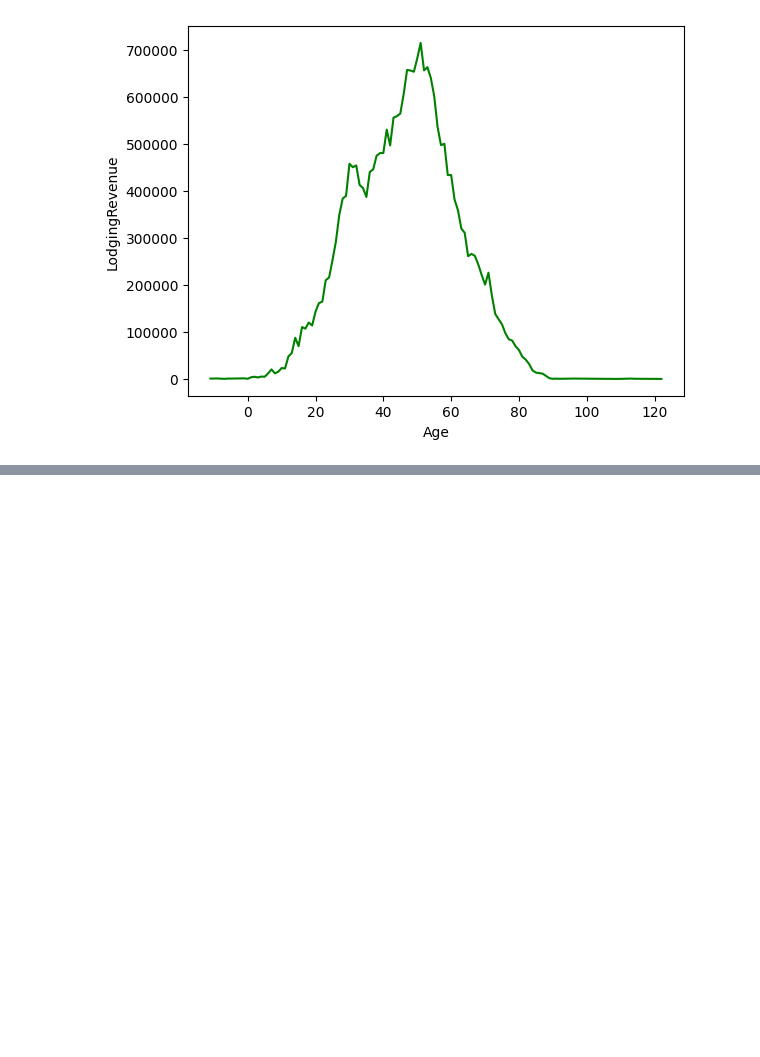
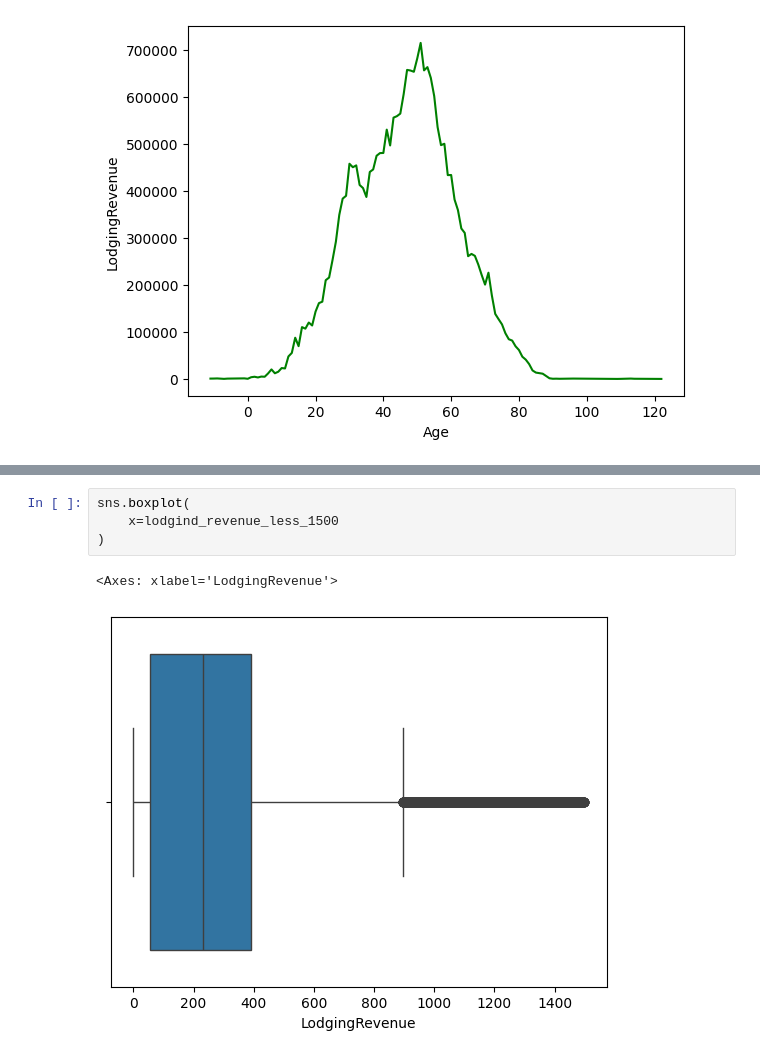
Before and after one commit to wolneihd/udemy_matplotlib_seaborn, a Jupyter notebook: secao_07_hotel.ipynb, the cells around one changed output, grey strips where cells are left out. Saved outputs shown, nothing was run; the diff lists cells and outputs as text; blank space fills up the shorter version.

```diff
--- a/secao_07_hotel.ipynb
+++ b/secao_07_hotel.ipynb
@@ -17,0 +72,7 @@ sns.lineplot(
+# %%
+sns.boxplot(
+    x=lodgind_revenue_less_1500
+)
+# %% [output]
+<Axes: xlabel='LodgingRevenue'>
+[figure, added]
```
Also changed, not shown: parts of 9 cells of this notebook, 1 other file.
